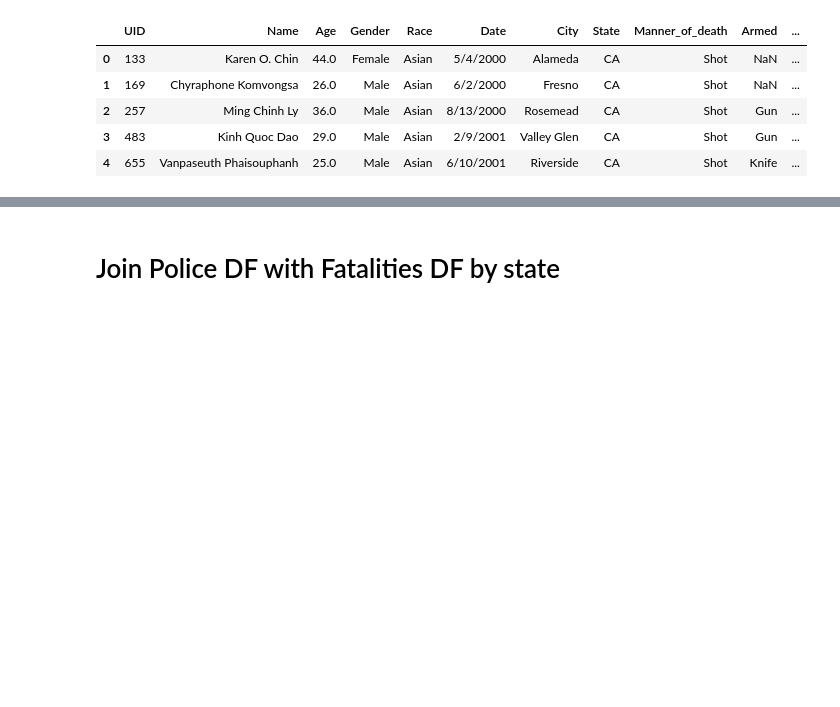
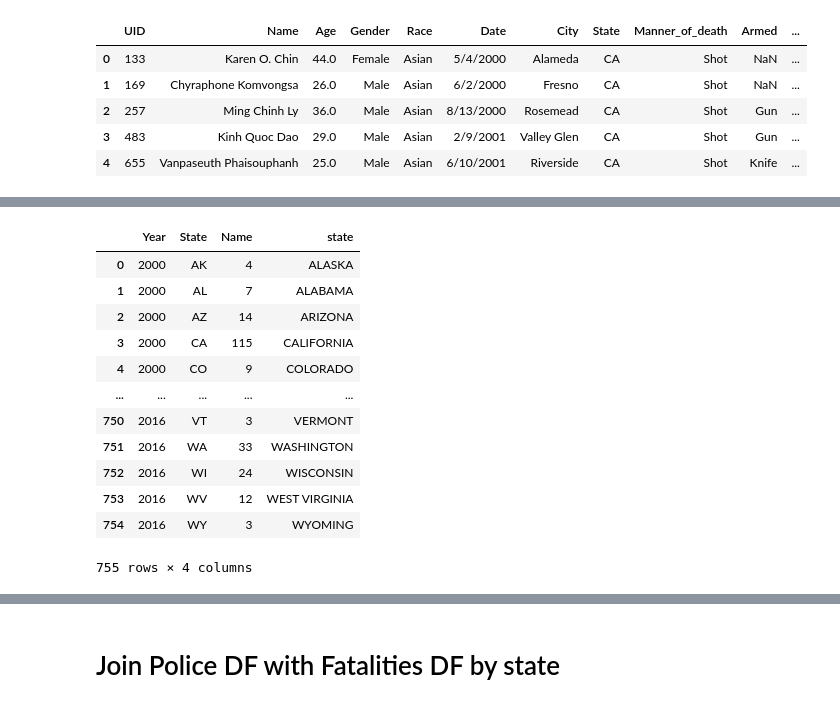
Before and after one commit to dianabaltazar/etl-project, a Jupyter notebook: etl_project.ipynb, the cells around one changed output, grey strips where cells are left out. Saved outputs shown, nothing was run; the diff lists cells and outputs as text; code cells hidden in the pictures; blank space fills up the shorter version.

```diff
--- a/etl_project.ipynb
+++ b/etl_project.ipynb
@@ -155,0 +252,3 @@ ag_fatalities.head()
+# %%
+#Drop count level
+ag_fatalities.columns = ag_fatalities.columns.droplevel(-1)
@@ -155,0 +271,20 @@ ag_fatalities.head()
+# %%
+#Add State Name to the DF
+ag_fatalities = pd.merge(ag_fatalities, states_df, left_on = "State", right_on = "state_code", how="left")
+# %%
+ag_fatalities = ag_fatalities.drop('state_code', 1)
+ag_fatalities
+# %% [output]
+|  | Year | State | Name | state |
+| 0 | 2000 | AK | 4 | ALASKA |
+| 1 | 2000 | AL | 7 | ALABAMA |
+| 2 | 2000 | AZ | 14 | ARIZONA |
+| 3 | 2000 | CA | 115 | CALIFORNIA |
+| 4 | 2000 | CO | 9 | COLORADO |
+| ... | ... | ... | ... | ... |
+| 750 | 2016 | VT | 3 | VERMONT |
+| 751 | 2016 | WA | 33 | WASHINGTON |
+| 752 | 2016 | WI | 24 | WISCONSIN |
+| 753 | 2016 | WV | 12 | WEST VIRGINIA |
+| 754 | 2016 | WY | 3 | WYOMING |
+755 rows × 4 columns
```
Also changed, not shown: parts of 26 cells of this notebook.
